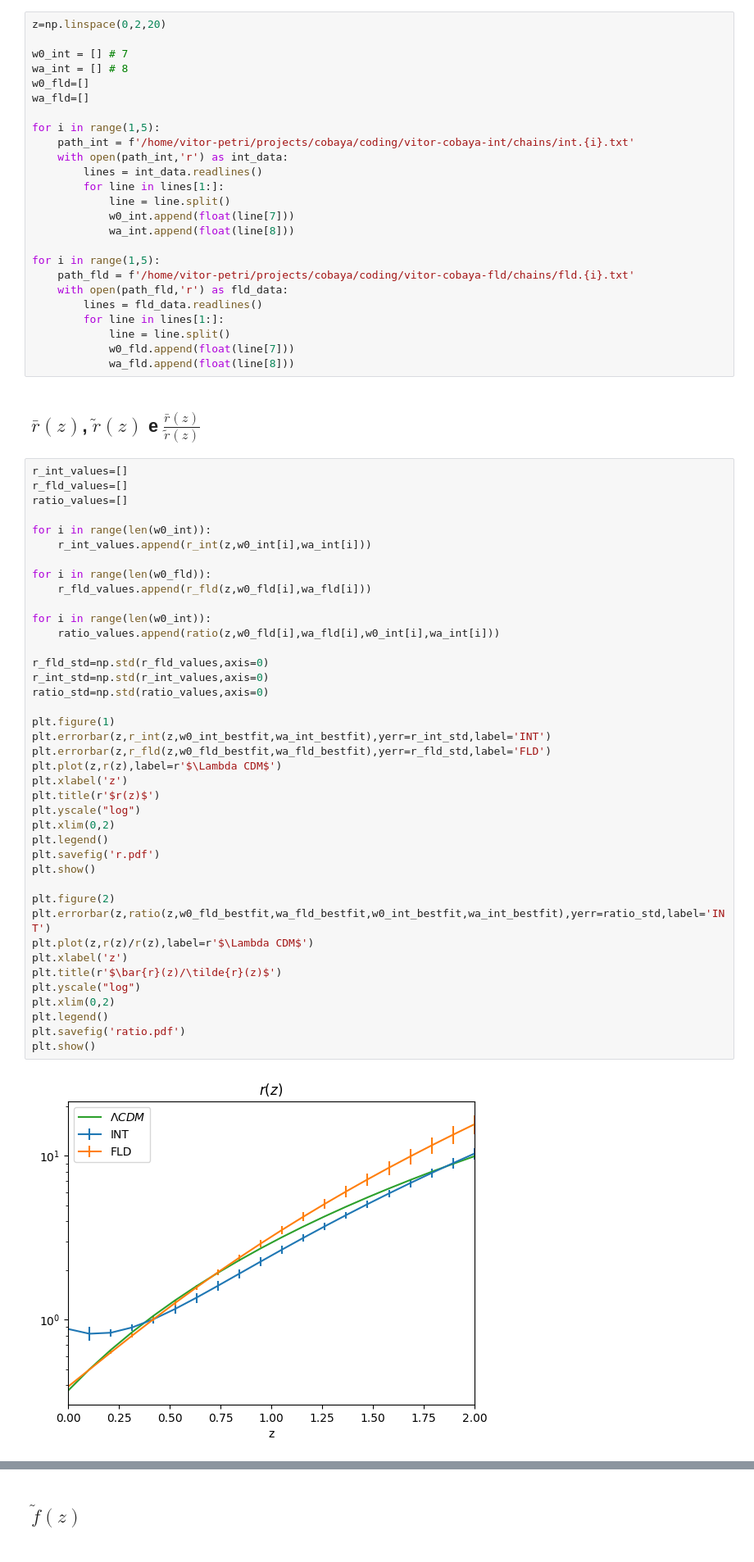
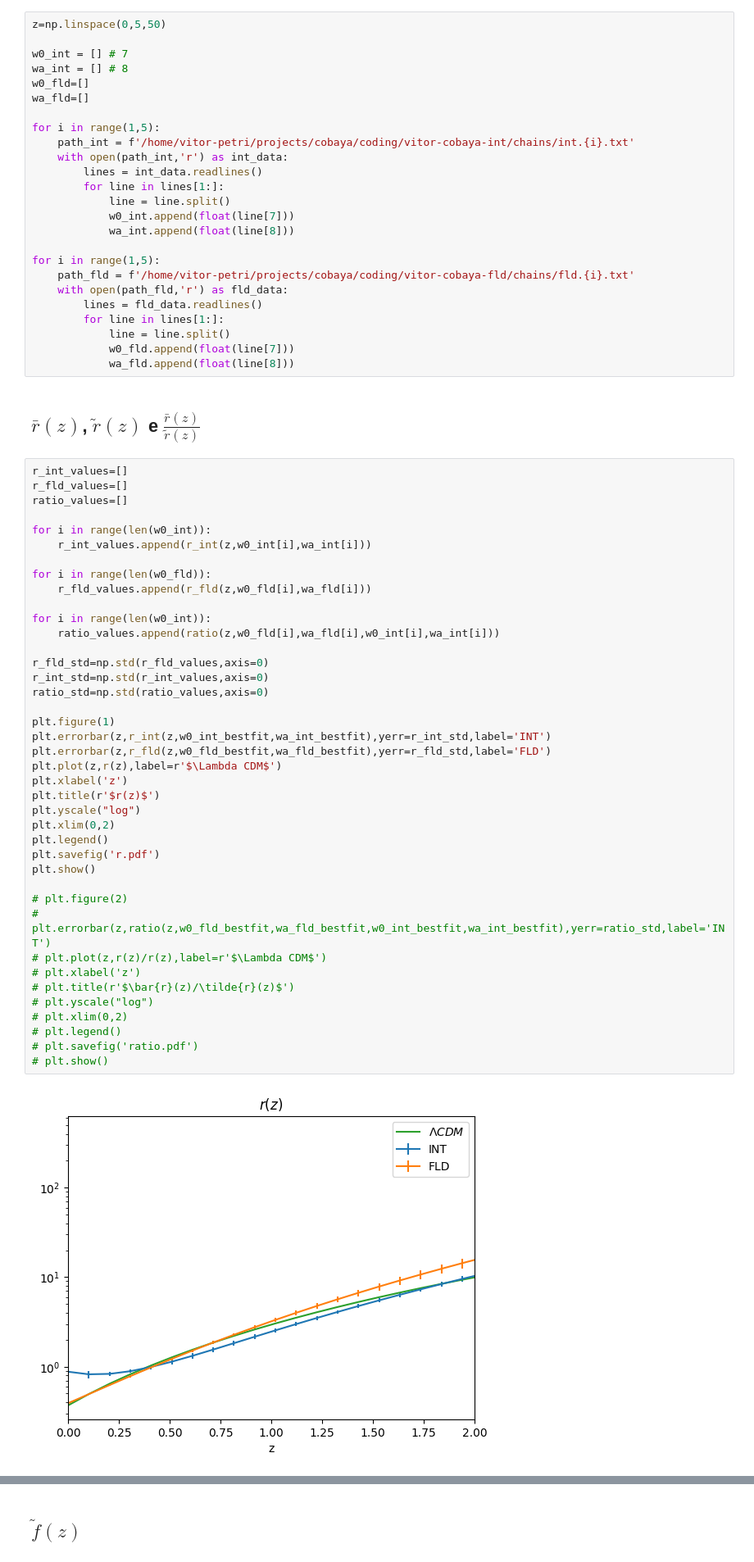
Before and after one commit to Diismas19/dark-degeneracy, a Jupyter notebook: coding/plots.ipynb, the cells around one changed output, grey strips where cells are left out. Shown: that part at 82% size. Saved outputs shown, nothing was run; the diff lists cells and outputs as text.

```diff
--- a/coding/plots.ipynb
+++ b/coding/plots.ipynb
@@ -190,7 +190,7 @@ def fB_fld(z,w0,wa):
 # %% [markdown]
 ## Lists
 # %%
-z=np.linspace(0,2,20)
+z=np.linspace(0,5,50)
 
 w0_int = [] # 7
 wa_int = [] # 8
@@ -220,41 +220,41 @@ for i in range(1,5):
 r_int_values=[]
 r_fld_values=[]
 ratio_values=[]
 
 for i in range(len(w0_int)):
     r_int_values.append(r_int(z,w0_int[i],wa_int[i]))
 
 for i in range(len(w0_fld)):
     r_fld_values.append(r_fld(z,w0_fld[i],wa_fld[i]))
 
 for i in range(len(w0_int)):
     ratio_values.append(ratio(z,w0_fld[i],wa_fld[i],w0_int[i],wa_int[i]))
 
 r_fld_std=np.std(r_fld_values,axis=0)
 r_int_std=np.std(r_int_values,axis=0)
 ratio_std=np.std(ratio_values,axis=0)
 
 plt.figure(1)
 plt.errorbar(z,r_int(z,w0_int_bestfit,wa_int_bestfit),yerr=r_int_std,label='INT')
 plt.errorbar(z,r_fld(z,w0_fld_bestfit,wa_fld_bestfit),yerr=r_fld_std,label='FLD')
 plt.plot(z,r(z),label=r'$\Lambda CDM$')
 plt.xlabel('z')
 plt.title(r'$r(z)$')
 plt.yscale("log")
 plt.xlim(0,2)
 plt.legend()
 plt.savefig('r.pdf')
 plt.show()
 
-plt.figure(2)
-plt.errorbar(z,ratio(z,w0_fld_bestfit,wa_fld_bestfit,w0_int_bestfit,wa_int_bestfit),yerr=ratio_std,label='INT')
-plt.plot(z,r(z)/r(z),label=r'$\Lambda CDM$')
-plt.xlabel('z')
-plt.title(r'$\bar{r}(z)/\tilde{r}(z)$')
-plt.yscale("log")
-plt.xlim(0,2)
-plt.legend()
-plt.savefig('ratio.pdf')
-plt.show()
+# plt.figure(2)
+# plt.errorbar(z,ratio(z,w0_fld_bestfit,wa_fld_bestfit,w0_int_bestfit,wa_int_bestfit),yerr=ratio_std,label='INT')
+# plt.plot(z,r(z)/r(z),label=r'$\Lambda CDM$')
+# plt.xlabel('z')
+# plt.title(r'$\bar{r}(z)/\tilde{r}(z)$')
+# plt.yscale("log")
+# plt.xlim(0,2)
+# plt.legend()
+# plt.savefig('ratio.pdf')
+# plt.show()
 # %% [output]
-[figure, old version]
+[figure, new version]
```
Also changed, not shown: parts of 7 cells of this notebook, 7 other files.
